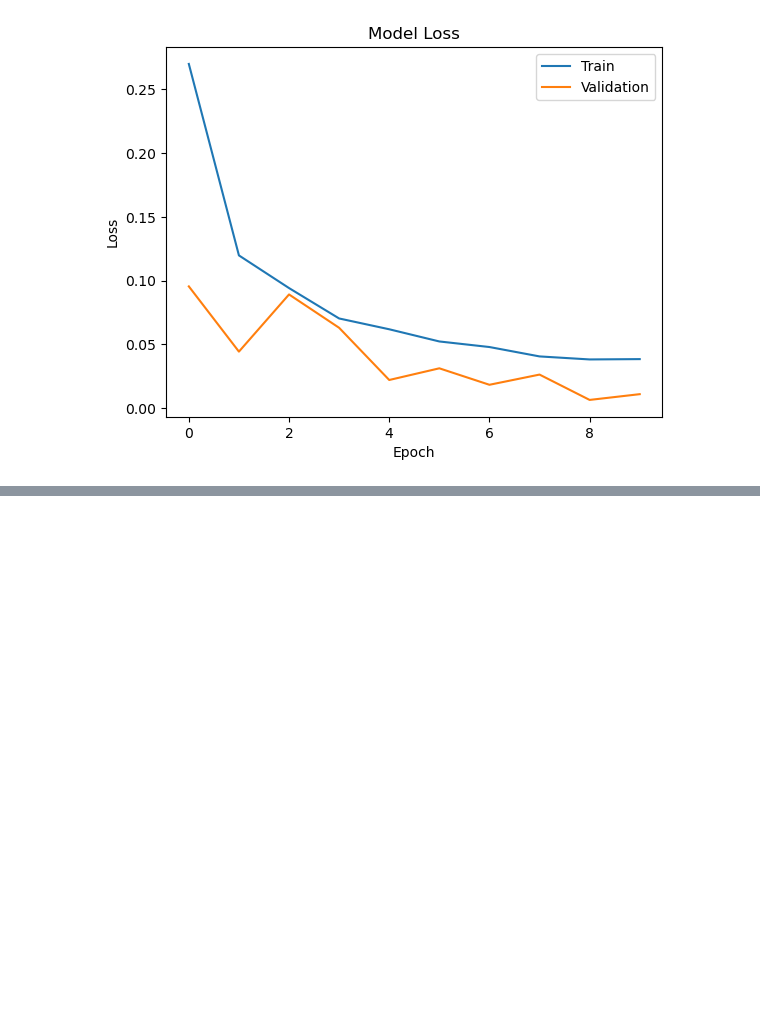
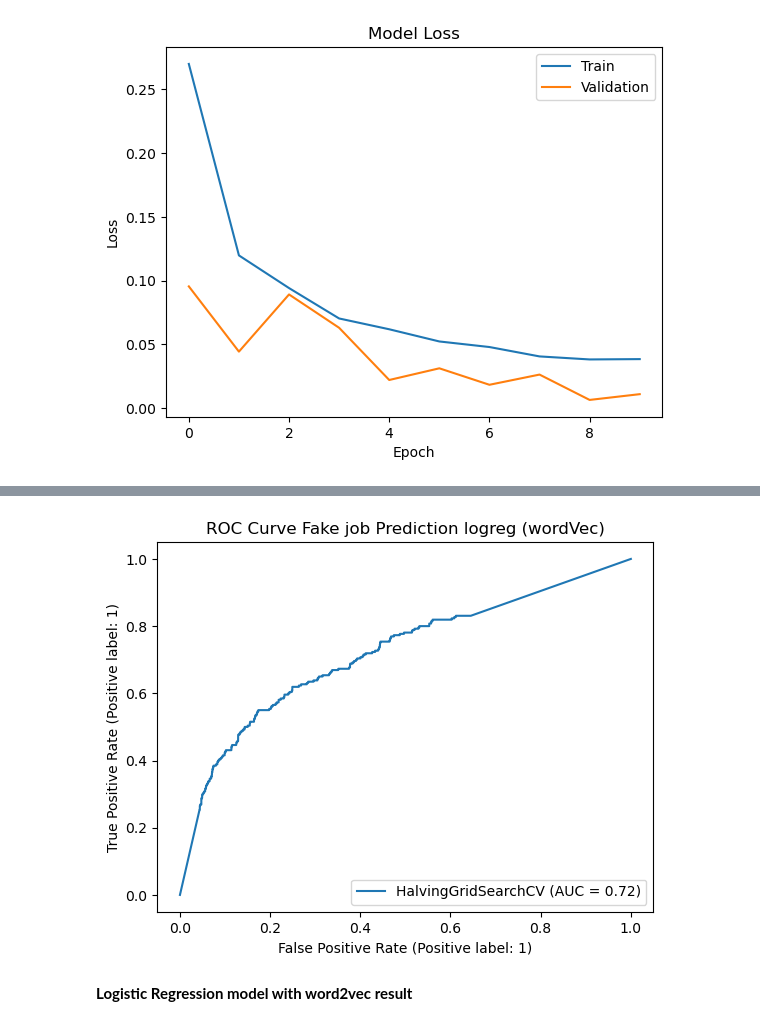
Before and after one commit to polly1110/Fake-Job-Detection, a Jupyter notebook: Neural_network_and_Modeling.ipynb, the cells around one changed output, grey strips where cells are left out. Drawn from its saved outputs; the diff is of its cells as text; code cells hidden in the pictures; blank space fills up the shorter version.

```diff
--- a/Neural_network_and_Modeling.ipynb
+++ b/Neural_network_and_Modeling.ipynb
@@ -789,0 +767,8 @@ cof
+# %%
+RocCurveDisplay.from_estimator(logreg_gs_count_fit,wv_X_test,y_test)
+plt.title('ROC Curve Fake job Prediction logreg (wordVec)')
+plt.show()
+# %% [output]
+[figure, added]
+# %% [markdown]
+**Logistic Regression model with word2vec result**
```
Also changed, not shown: parts of 34 cells of this notebook.
